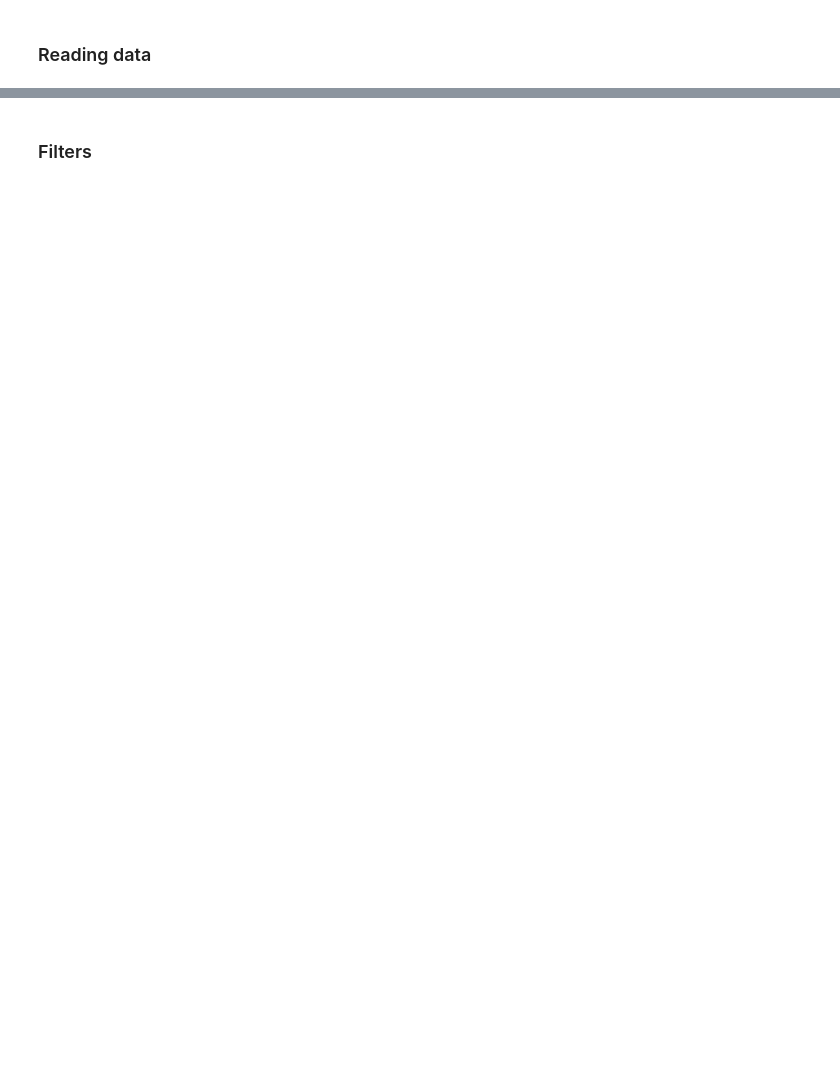
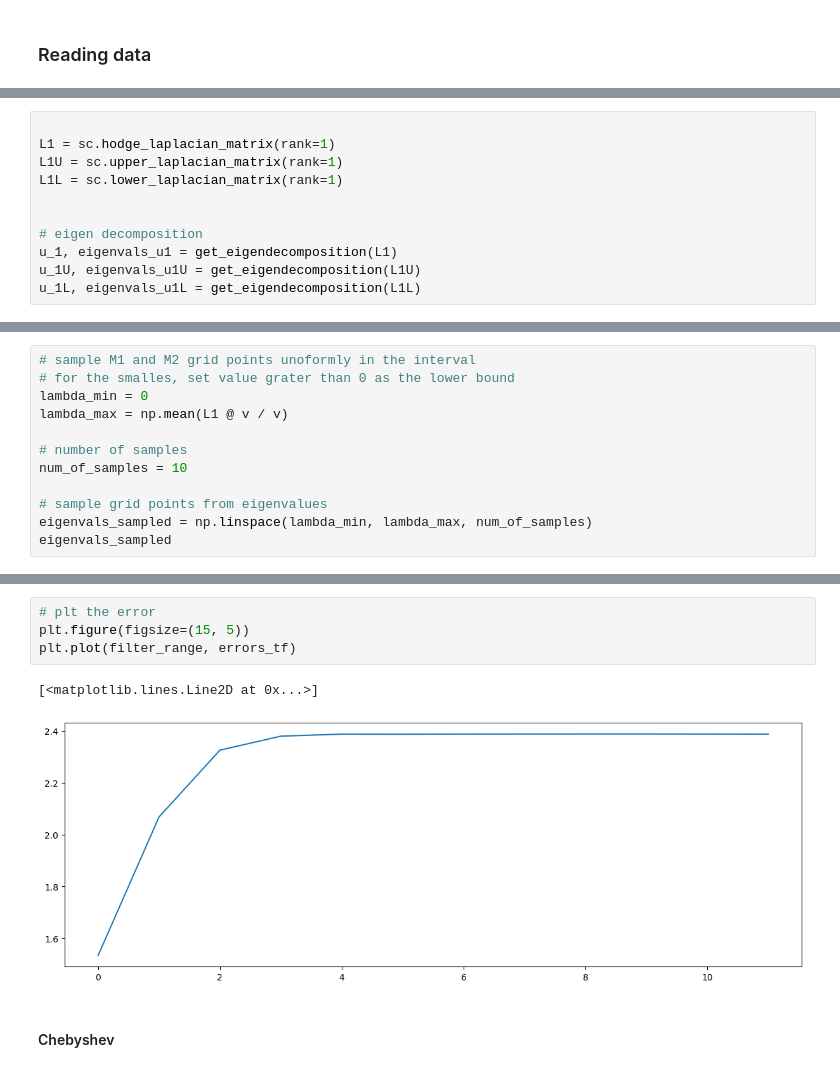
Before and after one commit to irtazahashmi/pytspl, a Jupyter notebook: demo_notebook.ipynb, the cells around one changed output, grey strips where cells are left out. Drawn from its saved outputs; the diff is of its cells as text; blank space fills up the shorter version.

```diff
--- a/demo_notebook.ipynb
+++ b/demo_notebook.ipynb
@@ -38,0 +38,11 @@ scplot = SCPlot(sc, coordinates)
+# %%
+
+L1 = sc.hodge_laplacian_matrix(rank=1)
+L1U = sc.upper_laplacian_matrix(rank=1)
+L1L = sc.lower_laplacian_matrix(rank=1)
+
+
+# eigen decomposition
+u_1, eigenvals_u1 = get_eigendecomposition(L1)
+u_1U, eigenvals_u1U = get_eigendecomposition(L1U)
+u_1L, eigenvals_u1L = get_eigendecomposition(L1L)
@@ -38,0 +123,12 @@ scplot = SCPlot(sc, coordinates)
+# %%
+# sample M1 and M2 grid points unoformly in the interval
+# for the smalles, set value grater than 0 as the lower bound
+lambda_min = 0
+lambda_max = np.mean(L1 @ v / v)
+
+# number of samples
+num_of_samples = 10
+
+# sample grid points from eigenvalues
+eigenvals_sampled = np.linspace(lambda_min, lambda_max, num_of_samples)
+eigenvals_sampled
@@ -39,2 +199,9 @@ scplot = SCPlot(sc, coordinates)
+# %%
+# plt the error
+plt.figure(figsize=(15, 5))
+plt.plot(filter_range, errors_tf)
+# %% [output]
+[<matplotlib.lines.Line2D at 0x...>]
+[figure, added]
 # %% [markdown]
-### Filters
+#### Chebyshev
```
Also changed, not shown: parts of 18 cells of this notebook, 2 other files.
